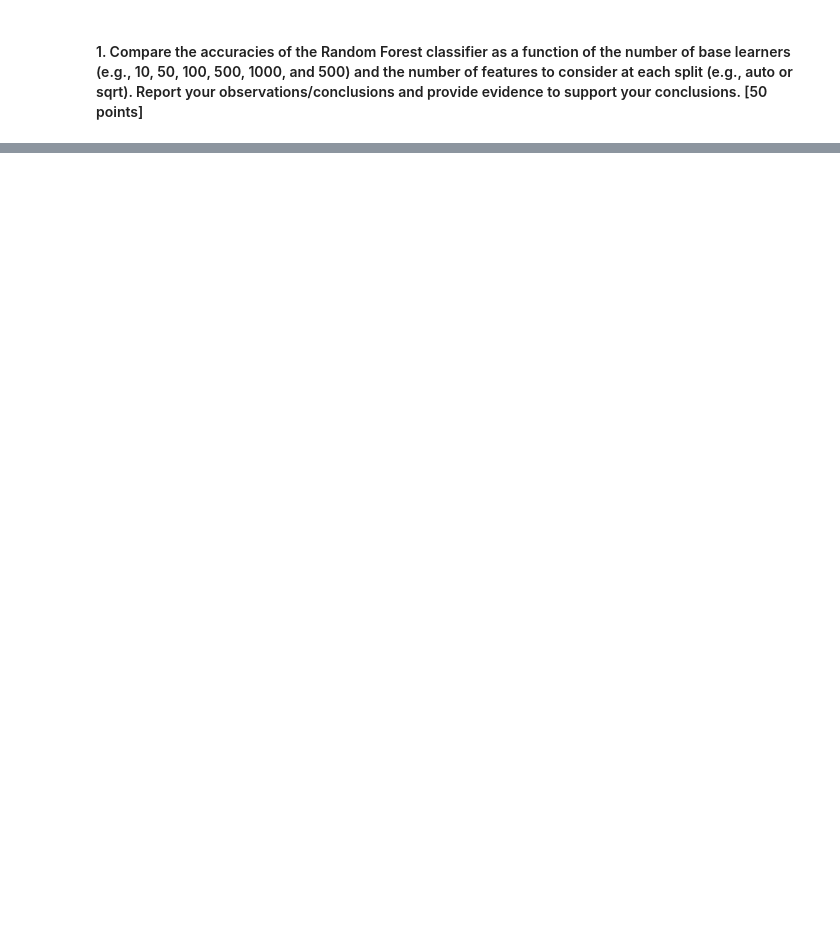
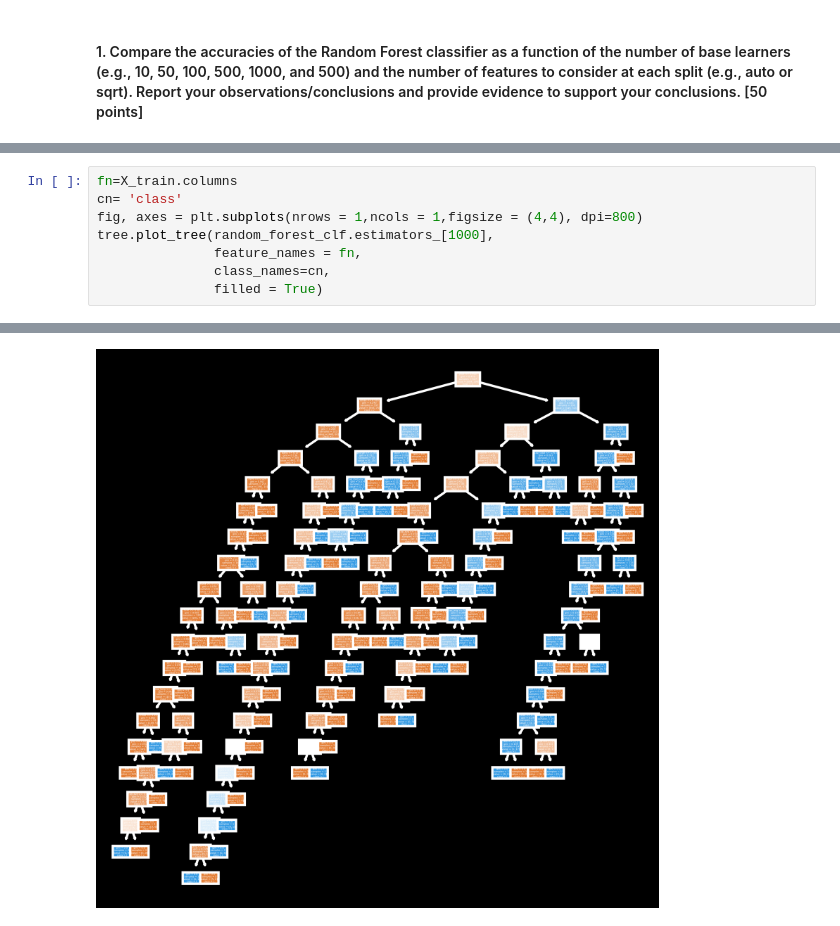
Before and after one commit to niral-patel/-Statics-for-DS-Assignment---1, a Jupyter notebook: Assingment - 1.ipynb, the cells around one changed output, grey strips where cells are left out. Saved outputs shown, nothing was run; the diff lists cells and outputs as text; blank space fills up the shorter version.

```diff
--- a/Assingment - 1.ipynb
+++ b/Assingment - 1.ipynb
@@ -210 +289,10 @@ Confusion Matrix:
  [ 152 1267]]
+# %%
+fn=X_train.columns
+cn= 'class'
+fig, axes = plt.subplots(nrows = 1,ncols = 1,figsize = (4,4), dpi=800)
+tree.plot_tree(random_forest_clf.estimators_[1000],
+               feature_names = fn,
+               class_names=cn,
+               filled = True)
+# %% [output]
@@ -210,0 +316 @@ Confusion Matrix:
+[figure, added]
```
Also changed, not shown: parts of 9 cells of this notebook, 2 other files.
